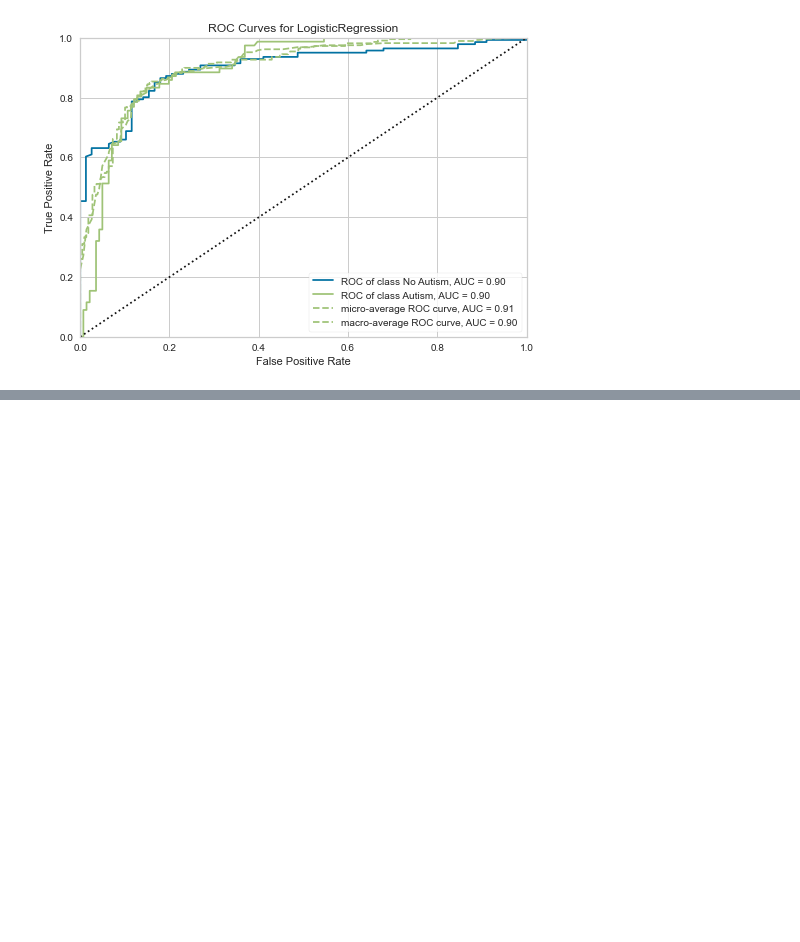
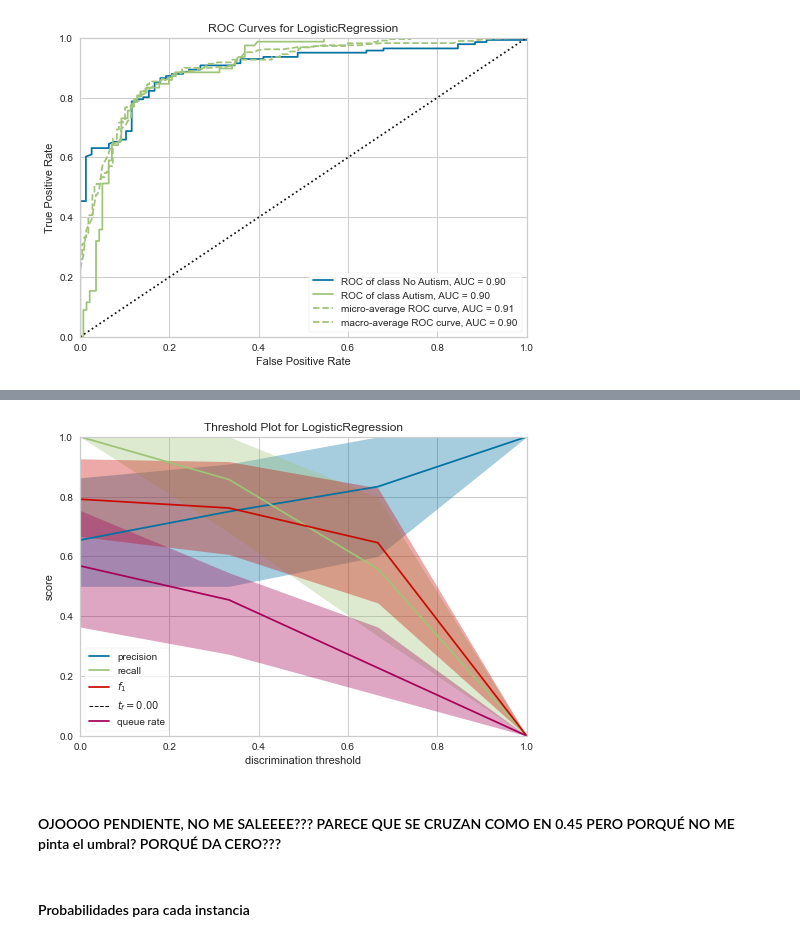
Before and after one commit to JuliaMartinezTapia/Deteccion-temprana-autismo-con-machine-learning, a Jupyter notebook: ML project Autism (dataset reducido).ipynb, the cells around one changed output, grey strips where cells are left out. Cells and saved outputs as stored; diff of their text form; code cells hidden in the pictures; blank space fills up the shorter version.

```diff
--- a/ML project Autism (dataset reducido).ipynb
+++ b/ML project Autism (dataset reducido).ipynb
@@ -1373,0 +1429,15 @@ Entiendo que el threshold debería ser de 0.2.
+# %%
+#Con test
+
+model = LogisticRegression(multi_class="auto", solver="liblinear")
+classes = ["No Autism", "Autism"]
+visualizer = DiscriminationThreshold(model)
+
+visualizer.fit(X_test_encod, y_test)        # Fit the data to the visualizer
+visualizer.show();
+# %% [output]
+[figure, added]
+# %% [markdown]
+#### OJOOOO PENDIENTE, NO ME SALEEEE??? PARECE QUE SE CRUZAN COMO EN 0.45 PERO PORQUÉ NO ME pinta el umbral? PORQUÉ DA CERO???
+# %% [markdown]
+#### Probabilidades para cada instancia
```
Also changed, not shown: parts of 53 cells of this notebook.
